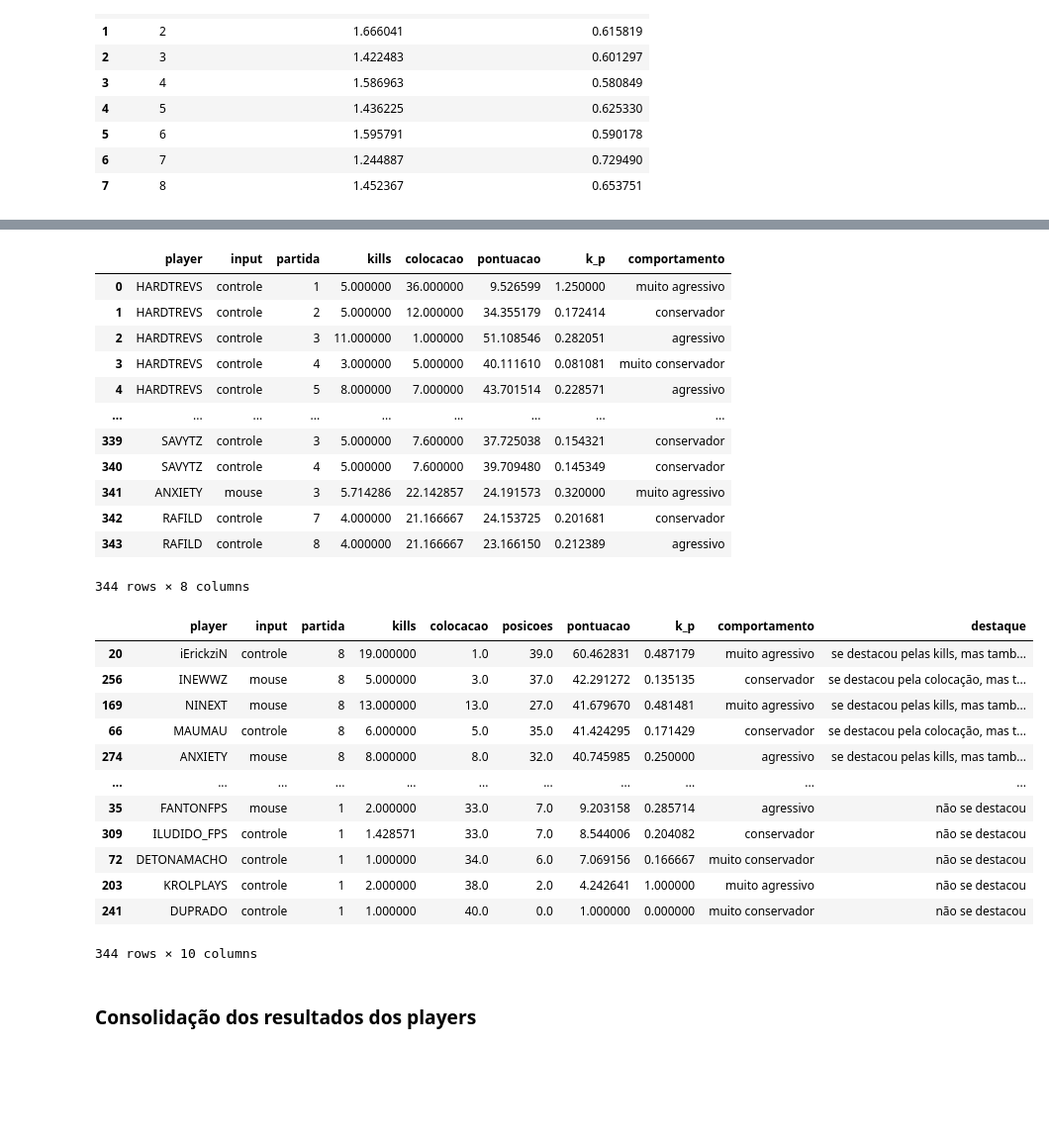
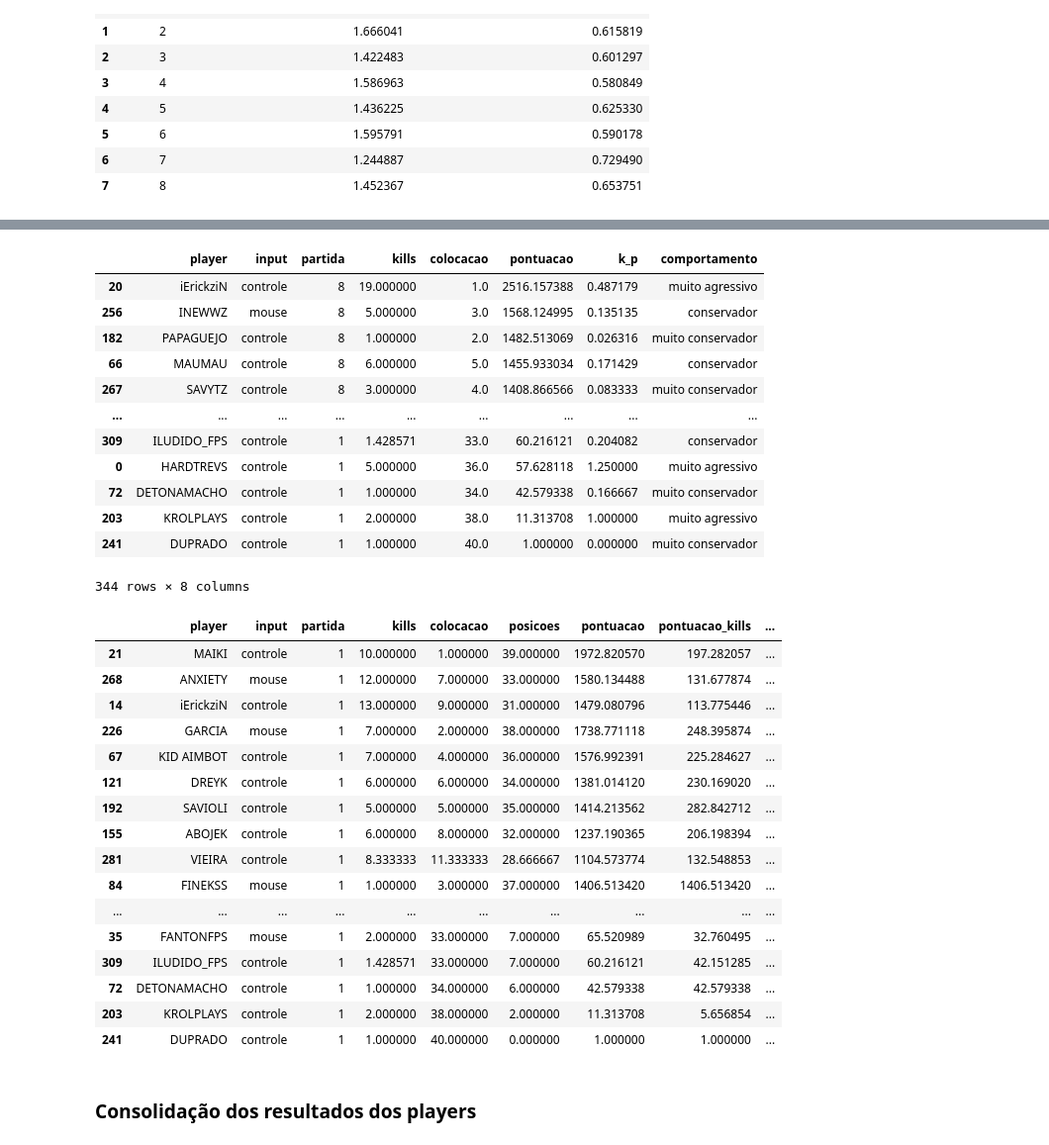
Before and after one commit to GodoyLucas/king_of_rebirth, a Jupyter notebook: Notebooks/King_of_Rebirth_Final.ipynb, the cells around one changed output, grey strips where cells are left out. Shown at 99% size. Saved outputs shown, nothing was run; the diff lists cells and outputs as text; code cells hidden in the pictures; blank space fills up the shorter version.

```diff
--- a/Notebooks/King_of_Rebirth_Final.ipynb
+++ b/Notebooks/King_of_Rebirth_Final.ipynb
@@ -404,6 +404,8 @@ Dessa forma, o player mais mal colocado só pontua por kills, o mais bem colocad
 valores_colocacao_max_partida = []
 valores_posicoes = []
 valores_pontuacao = []
+valores_pontuacao_kills = []
+valores_pontuacao_posicoes = []
 valores_k_p = []
 
 for i in final_analise.itertuples():
@@ -416,18 +418,30 @@ for i in final_analise.itertuples():
 
   posicoes = colocacao_max_partida - colocacao
 
-  pontuacao = 0 if math.sqrt(kills**2 + posicoes**2) == 0 else math.sqrt(kills**2 + posicoes**2) + (posicoes * kills)/math.sqrt(kills**2 + posicoes**2)
+  s = math.sqrt(kills**2 + posicoes**2)
 
   k_p = 0 if posicoes == 0 else kills / posicoes
+
+  p_k = 0 if kills == 0 else posicoes / kills
+
+  pontuacao = s*(kills + posicoes)
+
+  pontuacao_kills = 0 if kills == 0 else pontuacao / kills
+
+  pontuacao_posicoes = 0 if posicoes == 0 else pontuacao / posicoes
 
   valores_colocacao_max_partida.append(colocacao_max_partida)
   valores_posicoes.append(posicoes)
   valores_pontuacao.append(pontuacao)
+  valores_pontuacao_kills.append(pontuacao_kills)
+  valores_pontuacao_posicoes.append(pontuacao_posicoes)
   valores_k_p.append(k_p)
 
 #final_analise['colocacao_max_partida'] = valores_colocacao_max_partida
 final_analise['posicoes'] = valores_posicoes
 final_analise['pontuacao'] = valores_pontuacao
+final_analise['pontuacao_kills'] = valores_pontuacao_kills
+final_analise['pontuacao_posicoes'] = valores_pontuacao_posicoes
 final_analise['k_p'] = valores_k_p
 final_analise
 # %% [output]
@@ -466,6 +480,9 @@ for i in final_analise.itertuples():
 
 final_analise['k_p_media'] = valores_k_p_media
 final_analise['k_p_normalizada'] = valores_k_p_normalizada
-#final_analise['comportamento'] = valores_comportamento
-final_analise
+final_analise['comportamento'] = valores_comportamento
+
+visualizacao = ['player', 'input', 'partida', 'kills', 'colocacao', 'pontuacao', 'k_p', 'comportamento']
+
+final_analise[visualizacao]
 # %% [output]
@@ -558,20 +575,20 @@ final_analise['comportamento'] = valores_comportamento
 
 visualizacao = ['player', 'input', 'partida', 'kills', 'colocacao', 'pontuacao', 'k_p', 'comportamento']
 
-final_analise[visualizacao]
+final_analise[visualizacao].sort_values(['partida', 'pontuacao', 'k_p'], ascending = False)
 # %% [output]
 |  | player | input | partida | kills | colocacao | pontuacao | k_p | comportamento |
-| 0 | HARDTREVS | controle | 1 | 5.000000 | 36.000000 | 9.526599 | 1.250000 | muito agressivo |
-| 1 | HARDTREVS | controle | 2 | 5.000000 | 12.000000 | 34.355179 | 0.172414 | conservador |
-| 2 | HARDTREVS | controle | 3 | 11.000000 | 1.000000 | 51.108546 | 0.282051 | agressivo |
-| 3 | HARDTREVS | controle | 4 | 3.000000 | 5.000000 | 40.111610 | 0.081081 | muito conservador |
-| 4 | HARDTREVS | controle | 5 | 8.000000 | 7.000000 | 43.701514 | 0.228571 | agressivo |
+| 20 | iErickziN | controle | 8 | 19.000000 | 1.0 | 2516.157388 | 0.487179 | muito agressivo |
+| 256 | INEWWZ | mouse | 8 | 5.000000 | 3.0 | 1568.124995 | 0.135135 | conservador |
+| 182 | PAPAGUEJO | controle | 8 | 1.000000 | 2.0 | 1482.513069 | 0.026316 | muito conservador |
+| 66 | MAUMAU | controle | 8 | 6.000000 | 5.0 | 1455.933034 | 0.171429 | conservador |
+| 267 | SAVYTZ | controle | 8 | 3.000000 | 4.0 | 1408.866566 | 0.083333 | muito conservador |
 | ... | ... | ... | ... | ... | ... | ... | ... | ... |
-| 339 | SAVYTZ | controle | 3 | 5.000000 | 7.600000 | 37.725038 | 0.154321 | conservador |
-| 340 | SAVYTZ | controle | 4 | 5.000000 | 7.600000 | 39.709480 | 0.145349 | conservador |
-| 341 | ANXIETY | mouse | 3 | 5.714286 | 22.142857 | 24.191573 | 0.320000 | muito agressivo |
-| 342 | RAFILD | controle | 7 | 4.000000 | 21.166667 | 24.153725 | 0.201681 | conservador |
-| 343 | RAFILD | controle | 8 | 4.000000 | 21.166667 | 23.166150 | 0.212389 | agressivo |
+| 309 | ILUDIDO_FPS | controle | 1 | 1.428571 | 33.0 | 60.216121 | 0.204082 | conservador |
+| 0 | HARDTREVS | controle | 1 | 5.000000 | 36.0 | 57.628118 | 1.250000 | muito agressivo |
+| 72 | DETONAMACHO | controle | 1 | 1.000000 | 34.0 | 42.579338 | 0.166667 | muito conservador |
+| 203 | KROLPLAYS | controle | 1 | 2.000000 | 38.0 | 11.313708 | 1.000000 | muito agressivo |
+| 241 | DUPRADO | controle | 1 | 1.000000 | 40.0 | 1.000000 | 0.000000 | muito conservador |
 344 rows × 8 columns
 # %%
 valores_kills_media_partida = []
@@ -591,48 +608,52 @@ for i in final_analise.itertuples():
   posicoes_normalizada = i.posicoes / posicoes_media_partida
 
   if kills_normalizada > 1:
     if posicoes_normalizada > kills_normalizada:
       destaque = 'se destacou pela colocação, mas também pelas kills'
     else:
       if posicoes_normalizada > 1:
         destaque = 'se destacou pelas kills, mas também pela colocacao'
       else:
         destaque = 'se destacou apenas pelas kills'
   else:
     if posicoes_normalizada > 1:
       destaque = 'se destacou apenas pela colocação'
     else:
       destaque = 'não se destacou'
 
   valores_kills_media_partida.append(kills_media_partida)
   valores_kills_normalizada.append(kills_normalizada)
   valores_posicoes_media_partida.append(posicoes_media_partida)
   valores_posicoes_normalizada.append(posicoes_normalizada)
   valores_destaque.append(destaque)
 
 final_analise['kills_media_partida'] = valores_kills_media_partida
 final_analise['posicoes_media_partida'] = valores_posicoes_media_partida
 final_analise['kills_normalizada'] = valores_kills_normalizada
 final_analise['posicoes_normalizada'] = valores_posicoes_normalizada
 final_analise['destaque'] = valores_destaque
 
-visualizacao = ['player', 'input', 'partida', 'kills', 'colocacao', 'posicoes', 'pontuacao', 'k_p', 'comportamento', 'destaque']
+visualizacao = ['player', 'input', 'partida', 'kills', 'colocacao', 'posicoes', 'pontuacao', 'pontuacao_kills', 'pontuacao_posicoes', 'k_p', 'comportamento', 'destaque']
 
-final_analise[visualizacao].sort_values(['partida', 'pontuacao', 'k_p'], ascending = False)
+final_analise[visualizacao].query('partida == 1').sort_values(['partida', 'pontuacao_posicoes', 'k_p'], ascending = False)
 # %% [output]
-|  | player | input | partida | kills | colocacao | posicoes | pontuacao | k_p | comportamento | destaque |
-| 20 | iErickziN | controle | 8 | 19.000000 | 1.0 | 39.0 | 60.462831 | 0.487179 | muito agressivo | se destacou pelas kills, mas tamb... |
-| 256 | INEWWZ | mouse | 8 | 5.000000 | 3.0 | 37.0 | 42.291272 | 0.135135 | conservador | se destacou pela colocação, mas t... |
-| 169 | NINEXT | mouse | 8 | 13.000000 | 13.0 | 27.0 | 41.679670 | 0.481481 | muito agressivo | se destacou pelas kills, mas tamb... |
-| 66 | MAUMAU | controle | 8 | 6.000000 | 5.0 | 35.0 | 41.424295 | 0.171429 | conservador | se destacou pela colocação, mas t... |
-| 274 | ANXIETY | mouse | 8 | 8.000000 | 8.0 | 32.0 | 40.745985 | 0.250000 | agressivo | se destacou pelas kills, mas tamb... |
-| ... | ... | ... | ... | ... | ... | ... | ... | ... | ... | ... |
-| 35 | FANTONFPS | mouse | 1 | 2.000000 | 33.0 | 7.0 | 9.203158 | 0.285714 | agressivo | não se destacou |
-| 309 | ILUDIDO_FPS | controle | 1 | 1.428571 | 33.0 | 7.0 | 8.544006 | 0.204082 | conservador | não se destacou |
-| 72 | DETONAMACHO | controle | 1 | 1.000000 | 34.0 | 6.0 | 7.069156 | 0.166667 | muito conservador | não se destacou |
-| 203 | KROLPLAYS | controle | 1 | 2.000000 | 38.0 | 2.0 | 4.242641 | 1.000000 | muito agressivo | não se destacou |
-| 241 | DUPRADO | controle | 1 | 1.000000 | 40.0 | 0.0 | 1.000000 | 0.000000 | muito conservador | não se destacou |
+|  | player | input | partida | kills | colocacao | posicoes | pontuacao | pontuacao_kills | ... |
+| 21 | MAIKI | controle | 1 | 10.000000 | 1.000000 | 39.000000 | 1972.820570 | 197.282057 | ... |
+| 268 | ANXIETY | mouse | 1 | 12.000000 | 7.000000 | 33.000000 | 1580.134488 | 131.677874 | ... |
+| 14 | iErickziN | controle | 1 | 13.000000 | 9.000000 | 31.000000 | 1479.080796 | 113.775446 | ... |
+| 226 | GARCIA | mouse | 1 | 7.000000 | 2.000000 | 38.000000 | 1738.771118 | 248.395874 | ... |
+| 67 | KID AIMBOT | controle | 1 | 7.000000 | 4.000000 | 36.000000 | 1576.992391 | 225.284627 | ... |
+| 121 | DREYK | controle | 1 | 6.000000 | 6.000000 | 34.000000 | 1381.014120 | 230.169020 | ... |
+| 192 | SAVIOLI | controle | 1 | 5.000000 | 5.000000 | 35.000000 | 1414.213562 | 282.842712 | ... |
+| 155 | ABOJEK | controle | 1 | 6.000000 | 8.000000 | 32.000000 | 1237.190365 | 206.198394 | ... |
+| 281 | VIEIRA | controle | 1 | 8.333333 | 11.333333 | 28.666667 | 1104.573774 | 132.548853 | ... |
+| 84 | FINEKSS | mouse | 1 | 1.000000 | 3.000000 | 37.000000 | 1406.513420 | 1406.513420 | ... |
+| ... | ... | ... | ... | ... | ... | ... | ... | ... | ... |
+| 35 | FANTONFPS | mouse | 1 | 2.000000 | 33.000000 | 7.000000 | 65.520989 | 32.760495 | ... |
+| 309 | ILUDIDO_FPS | controle | 1 | 1.428571 | 33.000000 | 7.000000 | 60.216121 | 42.151285 | ... |
+| 72 | DETONAMACHO | controle | 1 | 1.000000 | 34.000000 | 6.000000 | 42.579338 | 42.579338 | ... |
+| 203 | KROLPLAYS | controle | 1 | 2.000000 | 38.000000 | 2.000000 | 11.313708 | 5.656854 | ... |
+| 241 | DUPRADO | controle | 1 | 1.000000 | 40.000000 | 0.000000 | 1.000000 | 1.000000 | ... |
-344 rows × 10 columns
 # %% [markdown]
 ### Consolidação dos resultados dos players
 # %% [markdown]
```
Also changed, not shown: parts of 3 cells of this notebook.
